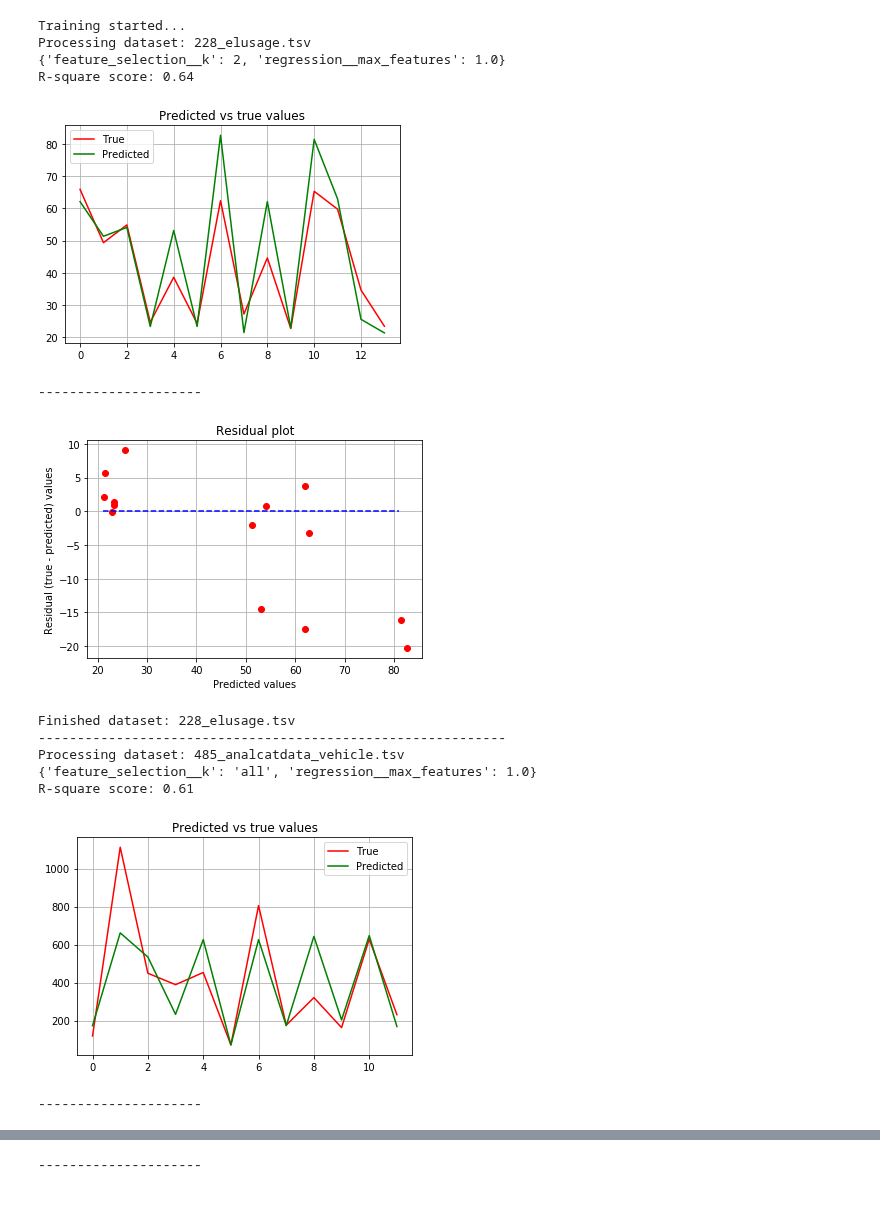
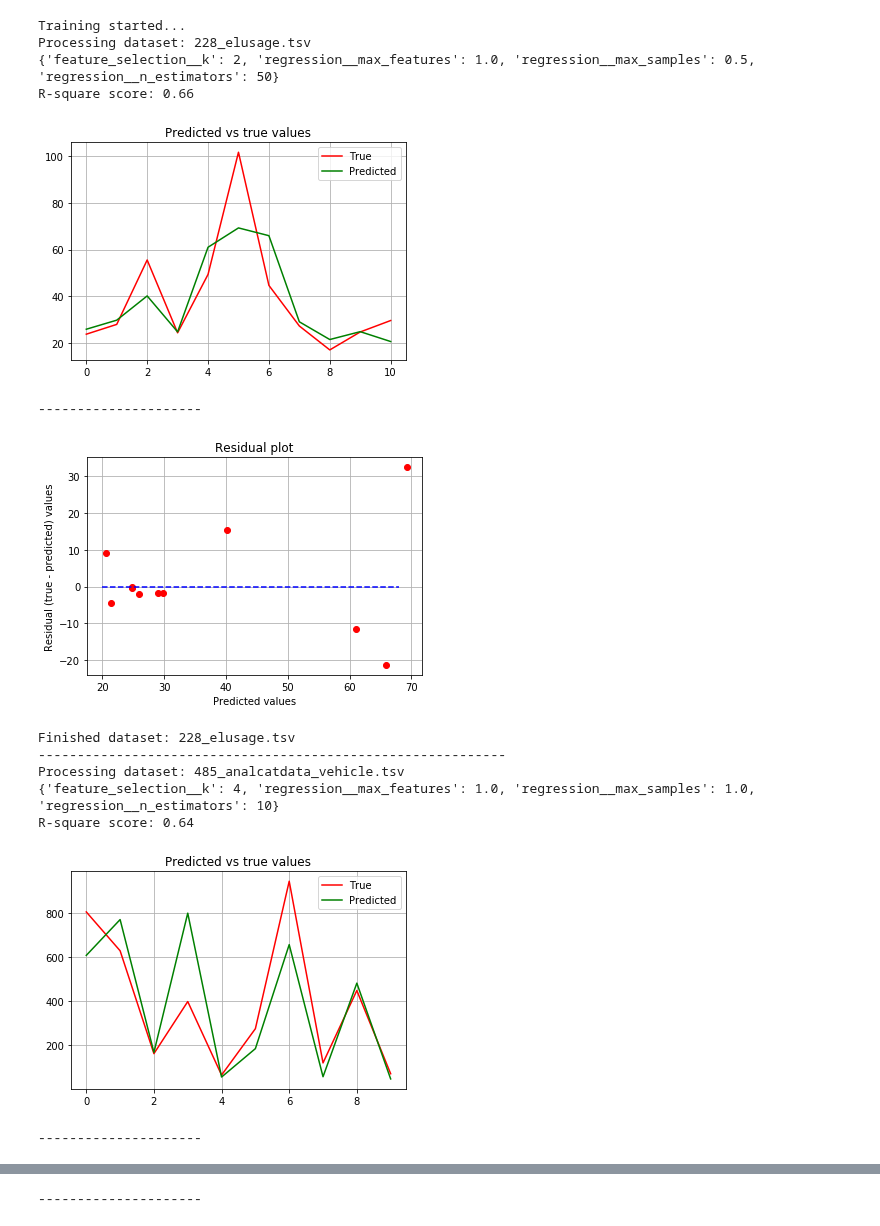
Before and after one commit to anuprulez/pmlb_regression, a Jupyter notebook: analyze_regression_BaggingRegressor.ipynb, the cells around one changed output, grey strips where cells are left out. Cells and saved outputs as stored; diff of their text form; code cells hidden in the pictures.

```diff
--- a/analyze_regression_BaggingRegressor.ipynb
+++ b/analyze_regression_BaggingRegressor.ipynb
@@ -27,16 +27,13 @@ regressor = Pipeline([
 ])
 
 ard_parameters = [{ \
-    'feature_selection__k': [1, 2, 3, 4, 'all'], \
-    #'regression__base_estimator': [tree.DecisionTreeRegressor(), tree.ExtraTreeRegressor()], \
-    #'regression__n_estimators': [10, 50, 100, 200], \
+    'feature_selection__k': [1, 2, 3, 4, 5, 6, 7, 8, 9, 10], \
+    'regression__n_estimators': [10, 50, 100, 200], \
     'regression__max_features': [0.0, 0.1, 0.25, 0.5, 1.0], \
-    #'regression__max_samples': [0.1, 0.25, 0.5, 1.0], \
+    'regression__max_samples': [0.0, 0.1, 0.25, 0.5, 1.0], \
     #'regression__bootstrap': [True, False], \
     #'regression__bootstrap_features': [False, True], \
     #'regression__oob_score': [True, False], \
-
-
 }]
 
 print('Training started...')
@@ -48,7 +45,8 @@ for d_set in datasets:
     df = pd.read_csv(data_path, sep="\t")
     label = df["target"].copy()
     data = df.drop("target", axis=1)
-    X_train, X_test, y_train, y_test = model_selection.train_test_split(data, label, test_size=0.25, random_state=42)
+    X_train, X_test, y_train, y_test = model_selection.train_test_split(data, label,
+                                                                        test_size=0.2, random_state=3111696)
 
     X_train = X_train.values
     X_test = X_test.values
@@ -64,7 +62,6 @@ for d_set in datasets:
     print(optimized_regressor.best_params_)
     prediction = best_regressor.predict(X_test)
 
-    #mse = np.mean([np.abs(x-y) for x, y in zip(prediction, y_test)])
     r2_square = metrics.r2_score(y_test, prediction)
     r2_scores.append(r2_square)
     residual = y_test - prediction
@@ -74,42 +71,42 @@ for d_set in datasets:
     plt.plot(y_test, color='r')
     plt.plot(prediction, color='g')
     plt.grid(True)
     plt.legend(['True', 'Predicted'])
     plt.title('Predicted vs true values')
     plt.show()
 
     print("---------------------")
 
     plt.figure()
     plt.plot(prediction, residual, 'ro')
     max_pred = int(np.max(prediction))
     min_pred = int(np.min(prediction))
     plt.plot(np.arange(min_pred, max_pred), [0 for i in range(max_pred - min_pred)], 'b--')
     plt.grid(True)
     plt.xlabel('Predicted values')
     plt.ylabel('Residual (true - predicted) values')
     plt.title('Residual plot')
     plt.show()
 
     print("Finished dataset: %s" % d_set)
     print("------------------------------------------------------------")
 
 print('Training finished')
 print("Mean R2 square: \n", np.mean(r2_scores))
 end_time = time.time()
 print('Total time taken: %d seconds' % int(end_time - start_time))
 # %% [output]
 Training started...
 Processing dataset: 228_elusage.tsv
-{'feature_selection__k': 2, 'regression__max_features': 1.0}
-R-square score: 0.64
+{'feature_selection__k': 2, 'regression__max_features': 1.0, 'regression__max_samples': 0.5, 'regression__n_estimators': 50}
+R-square score: 0.66
-[figure, old version]
+[figure, new version]
 ---------------------
-[figure, old version]
+[figure, new version]
 Finished dataset: 228_elusage.tsv
 ------------------------------------------------------------
 Processing dataset: 485_analcatdata_vehicle.tsv
-{'feature_selection__k': 'all', 'regression__max_features': 1.0}
-R-square score: 0.61
+{'feature_selection__k': 4, 'regression__max_features': 1.0, 'regression__max_samples': 1.0, 'regression__n_estimators': 10}
+R-square score: 0.64
-[figure, old version]
+[figure, new version]
 ---------------------
```
Also changed, not shown: parts of 1 cell of this notebook, 6 other files.
